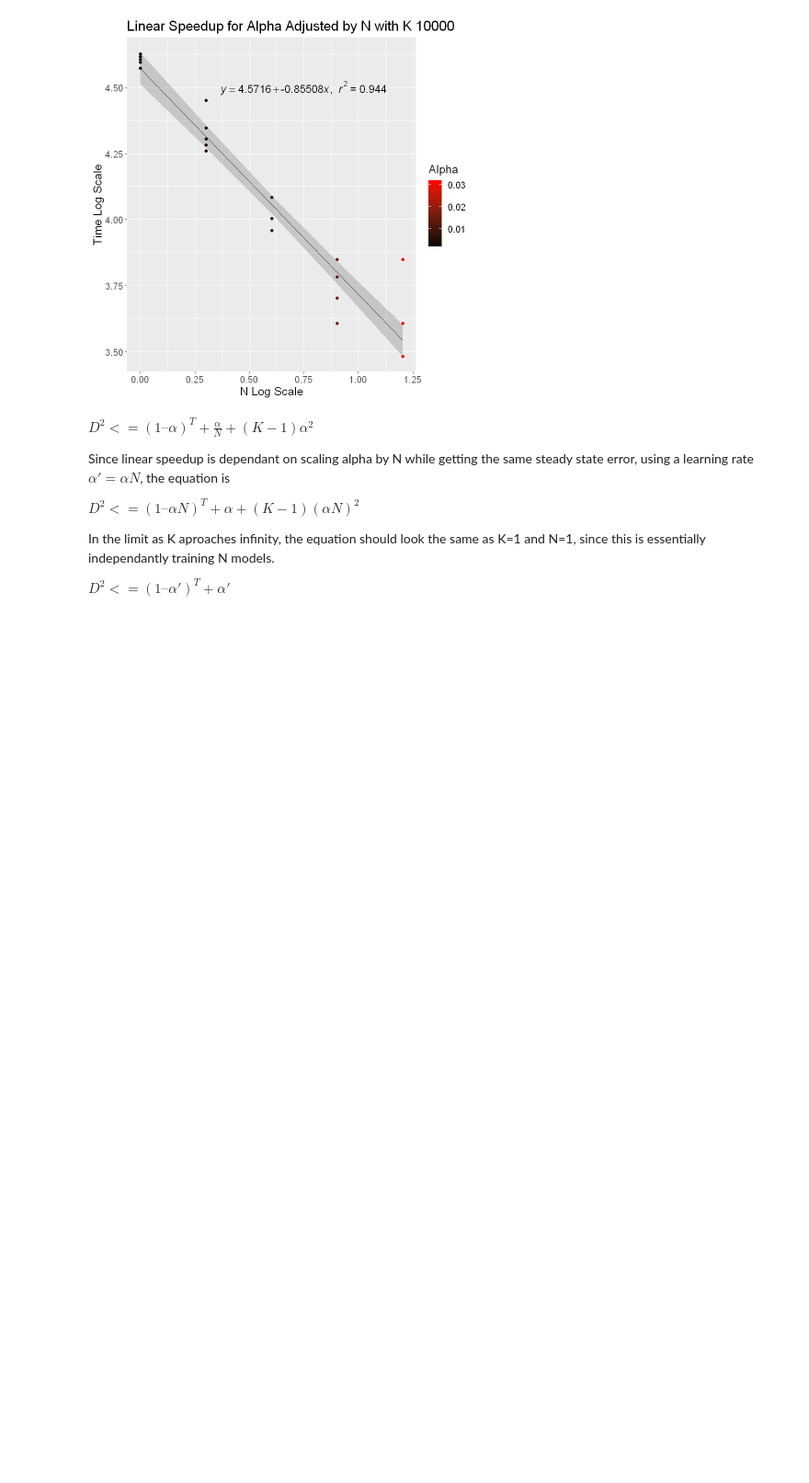
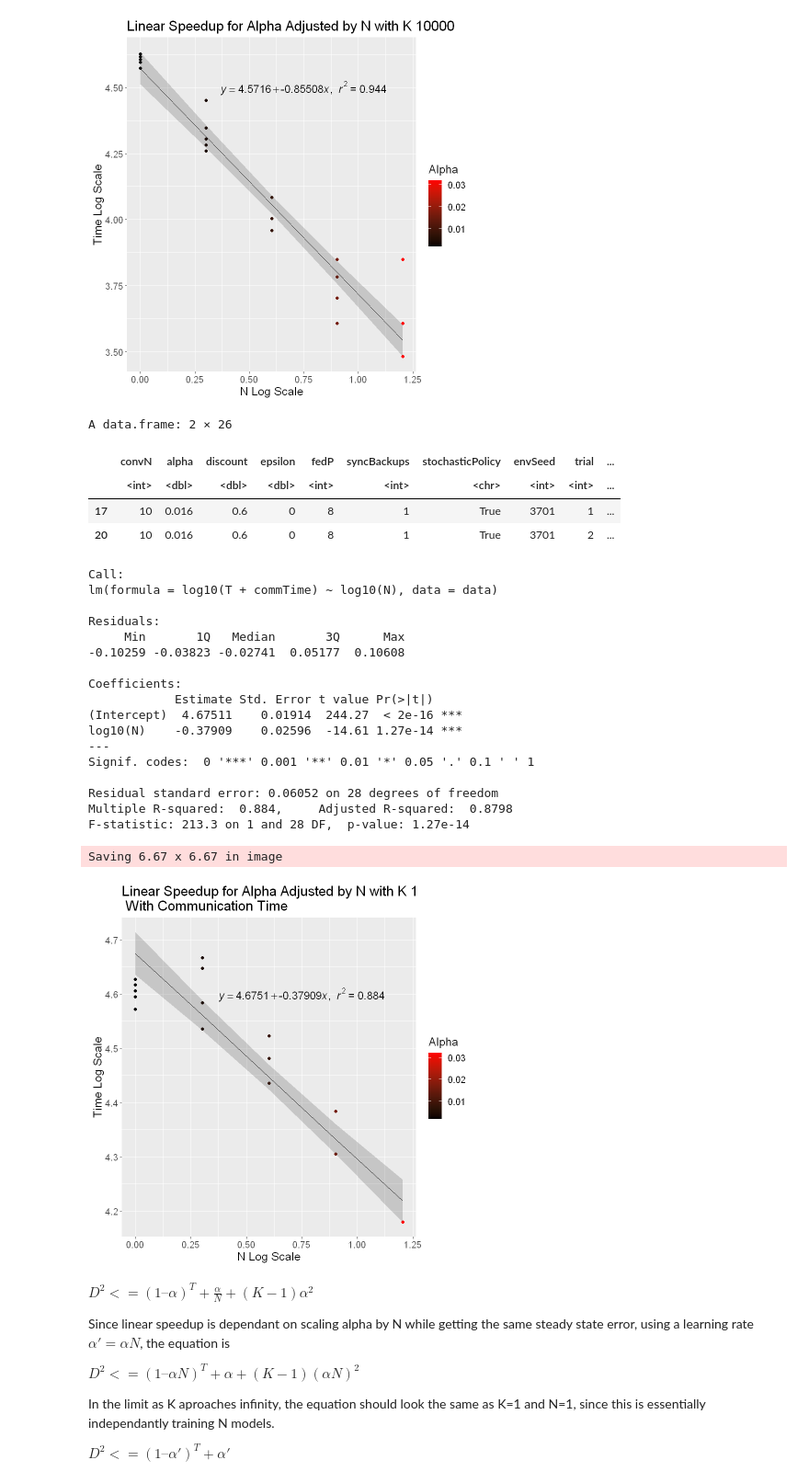
Before and after one commit to MichaelEinhorn/FederatedRL, a Jupyter notebook: graphingR.ipynb, the cells around one changed output. Shown at 92% size. Cells and saved outputs as stored; diff of their text form; code cells hidden in the pictures; blank space fills up the shorter version.

```diff
--- a/graphingR.ipynb
+++ b/graphingR.ipynb
@@ -375,6 +375,61 @@ Multiple R-squared:  0.9436,    Adjusted R-squared:  0.9416
 F-statistic: 468.6 on 1 and 28 DF,  p-value: < 2.2e-16
 Saving 6.67 x 6.67 in image
 [figure]
+# %%
+K <- 1
+title <- paste("Linear Speedup for Alpha Adjusted by N with K", K, "\n With Communication Time")
+data <- dataFull[(dataFull$syncBackups == K | dataFull$syncBackups == -1) & dataFull$threshDiff ** 2 <= 0.1 & dataFull$alpha == A * dataFull$fedP,]
+head(data,2)
+
+N = data$fedP
+T = data$threshBack
+commTime = (T %/% K) * log2(N)
+
+model <- lm(log10(T + commTime) ~ log10(N), data)
+summary(model)
+predict <- cbind(data, predict(model, interval='confidence', newdata=data))
+
+# log(N) communication complexity, and T/K communications
+
+
+
+p <- ggplot(predict, aes(x=log10(N), y=log10(T + commTime)))
+p <- p + ggtitle(title)
+p <- p + theme(text = element_text(size = 15))
+p <- p + xlab("N Log Scale") + ylab("Time Log Scale")
+p <- p + geom_point(aes(color = alpha))
+p <- p + annotate("text", x=0.75, y=4.6, label= lm_eqn(model), parse = TRUE, size=5)
+p <- p + scale_color_gradientn("Alpha", colors = c("black", "red"))
+p <- p + geom_line(aes(log10(N), fit))
+p <- p + geom_ribbon(aes(ymin=lwr,ymax=upr), alpha=0.2)
+p
+
+ggsave(filename=gsub("\n","",gsub(" ", "", paste("featuredGraphs/", title, ".png")), fixed = TRUE), plot=p, device="png")
+# %% [output]
+A data.frame: 2 × 26
+|  | convN | alpha | discount | epsilon | fedP | syncBackups | stochasticPolicy | envSeed | trial | ... |
+|  | <int> | <dbl> | <dbl> | <dbl> | <int> | <int> | <chr> | <int> | <int> | ... |
+| 17 | 10 | 0.016 | 0.6 | 0 | 8 | 1 | True | 3701 | 1 | ... |
+| 20 | 10 | 0.016 | 0.6 | 0 | 8 | 1 | True | 3701 | 2 | ... |
+Call:
+lm(formula = log10(T + commTime) ~ log10(N), data = data)
+
+Residuals:
+     Min       1Q   Median       3Q      Max
+-0.10259 -0.03823 -0.02741  0.05177  0.10608
+
+Coefficients:
+            Estimate Std. Error t value Pr(>|t|)
+(Intercept)  4.67511    0.01914  244.27  < 2e-16 ***
+log10(N)    -0.37909    0.02596  -14.61 1.27e-14 ***
+---
+Signif. codes:  0 '***' 0.001 '**' 0.01 '*' 0.05 '.' 0.1 ' ' 1
+
+Residual standard error: 0.06052 on 28 degrees of freedom
+Multiple R-squared:  0.884,     Adjusted R-squared:  0.8798
+F-statistic: 213.3 on 1 and 28 DF,  p-value: 1.27e-14
+Saving 6.67 x 6.67 in image
+[figure, added]
 # %% [markdown]
 $D^2 <= (1 – \alpha)^T + \frac{\alpha}{N} + (K-1) \alpha ^2$
 
```
Also changed, not shown: parts of 5 cells of this notebook, 4 other files.
